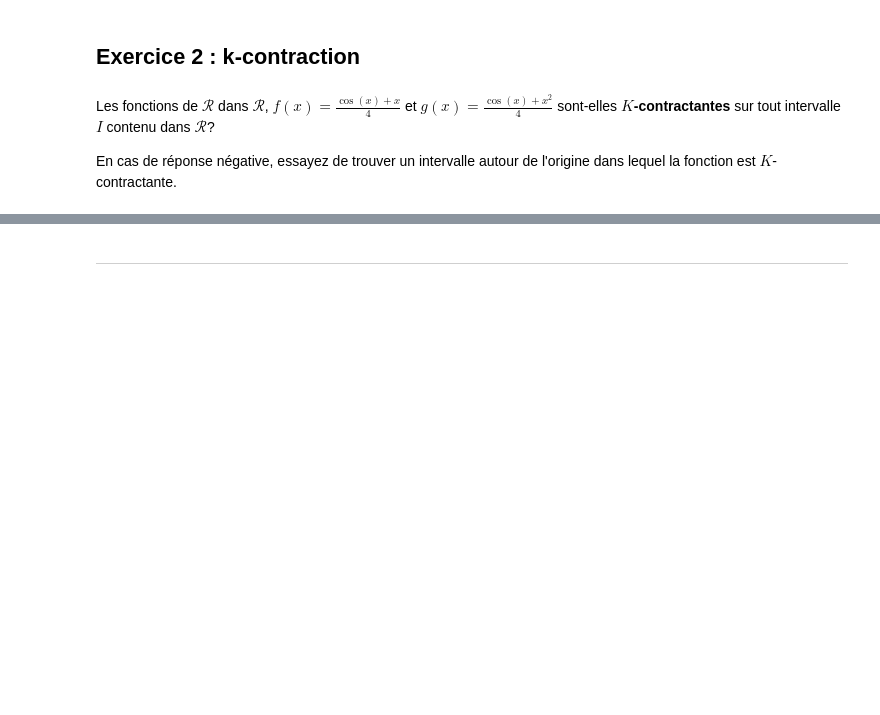
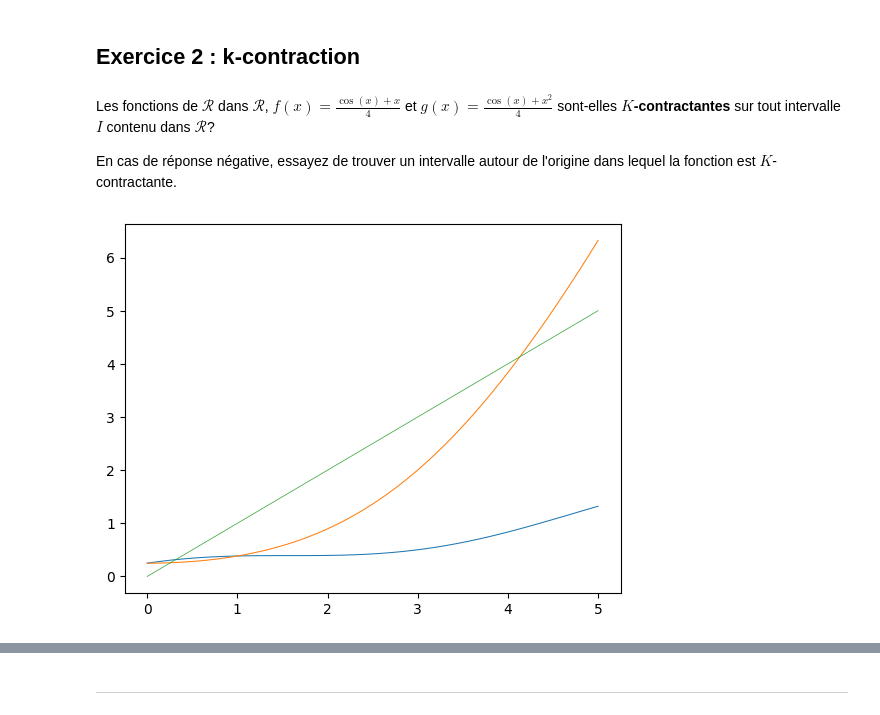
Before and after one commit to mightykatun/epfl-icc-man, a Jupyter notebook: Series/Serie_11/Serie_11.ipynb, the cells around one changed output, grey strips where cells are left out. Cells and saved outputs as stored; diff of their text form; code cells hidden in the pictures; blank space fills up the shorter version.

```diff
--- a/Series/Serie_11/Serie_11.ipynb
+++ b/Series/Serie_11/Serie_11.ipynb
@@ -135,0 +75,7 @@ En cas de réponse négative, essayez de trouver un intervalle autour de l'origi
+# %%
+plt.plot(x:=np.linspace(0, 5, 100), (lambda x: (np.cos(x) + x)/4)(x), linewidth=0.75)
+plt.plot(x, (lambda x: (np.cos(x) + x**2)/4)(x), linewidth=0.75)
+plt.plot(x, x, linewidth=0.5)
+plt.show()
+# %% [output]
+[figure, added]
```
Also changed, not shown: parts of 7 cells of this notebook.
